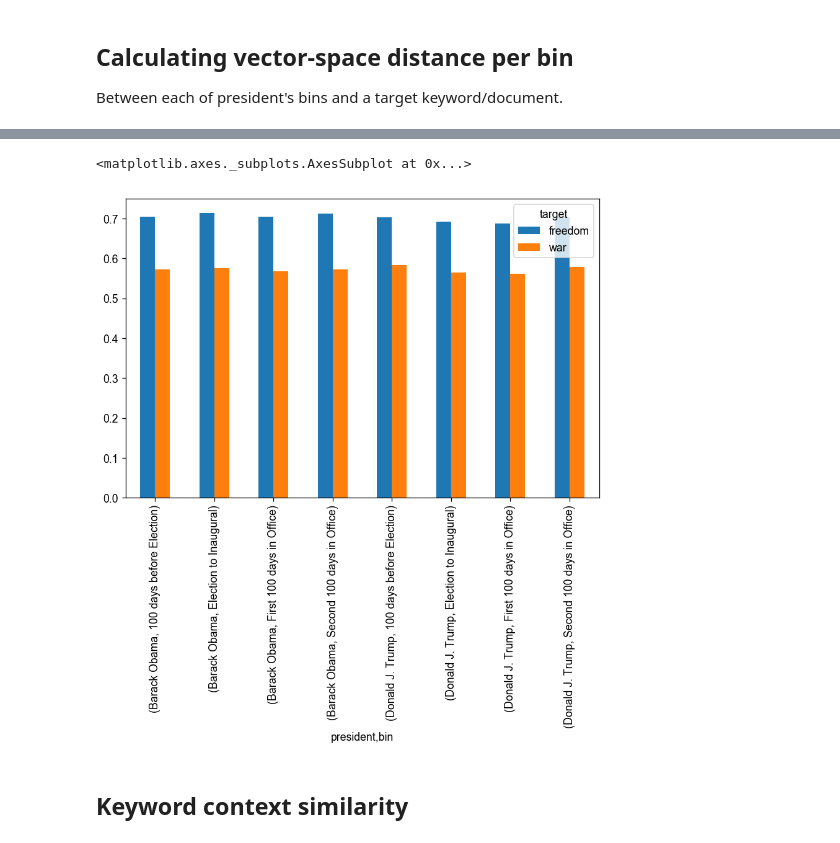
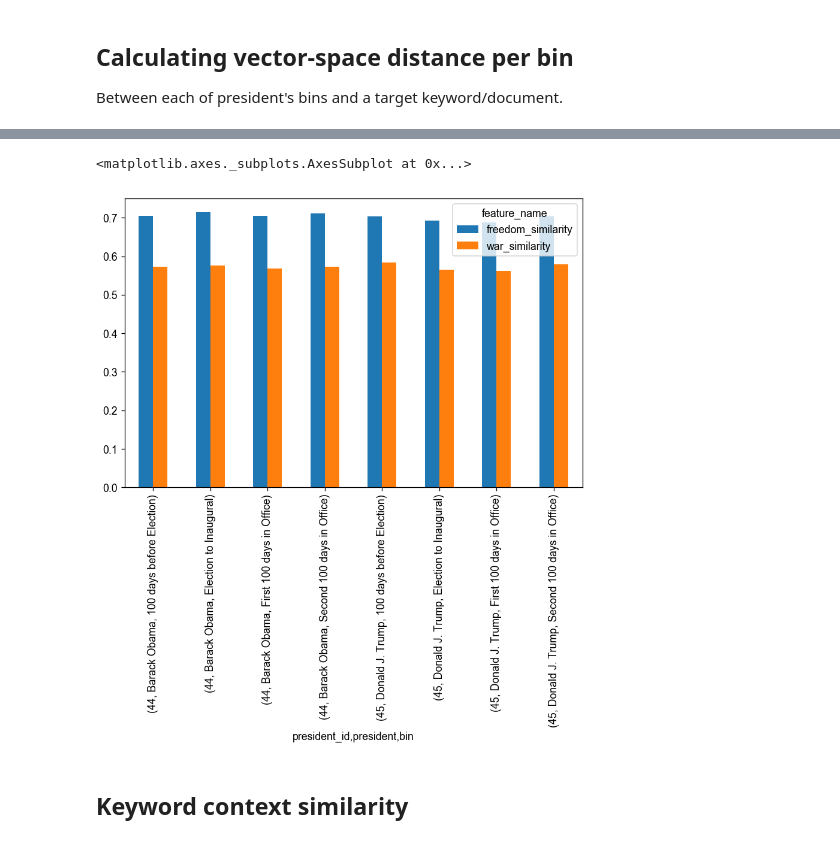
Before and after one commit to chbrown/presidents, a Jupyter notebook: notebooks/Inaugural-Shift.ipynb, the cells around one changed output, grey strips where cells are left out. Saved outputs shown, nothing was run; the diff lists cells and outputs as text; code cells hidden in the pictures.

Commit message:
Tidy-up and Vega-fy more last-5 presidents analysis

```diff
--- a/notebooks/Inaugural-Shift.ipynb
+++ b/notebooks/Inaugural-Shift.ipynb
@@ -115,7 +132,7 @@ def is_speech(paper):
 def bin_papers(papers):
     '''
     Group a single president's papers into 4 bins.
-    Yields (bin_description, start_date, end_date, n_papers, joined_text) tuples,
+    Yields (bin_description, start_date, end_date, n_documents, joined_text) tuples,
     1 for each bin, so 4 total.
     '''
     # we use the paper timestamp / date multiple times, so we compute it once for each paper, first.
@@ -184,17 +221,17 @@ def _read_president_bindocs(president):
     For `president` (an index; 35 = Kennedy; 44 = Obama),
     return a tuple (id, name, docs)
     where docs is a list of spaCy Doc instances
-    with user_data: bin, start_date, end_date, n_papers
+    with user_data: bin, start_date, end_date, n_documents
     '''
     papers = load_president_papers(president)
     logger.info('Reading bindocs from {} papers for president {}'.format(len(papers), president))
     def iter_bindocs():
-        for description, start_date, end_date, n_papers, text in bin_papers(papers):
+        for description, start_date, end_date, n_documents, text in bin_papers(papers):
             doc = nlp(text)
             doc.user_data = dict(description=description,
                                  start_date=start_date,
                                  end_date=end_date,
-                                 n_papers=n_papers)
+                                 n_documents=n_documents)
             yield doc
     return list(iter_bindocs())
 
@@ -218,2 +289,16 @@ def sim_description(*docs):
+# %%
+def create_featurized_bin_df(president_ids, feature_functions, pivot=True):
+    index_columns = ['president_id', 'president', 'bin']
+    def iter_rows():
+        for president_id in president_ids:
+            name = presidents_lookup[president_id]
+            for bindoc in load_president_bindocs(president_id):
+                bin_description = bindoc.user_data['description']
+                for feature_function in feature_functions:
+                    yield president_id, name, bin_description, feature_function.__name__, feature_function(bindoc)
+    df = pd.DataFrame(iter_rows(), columns=index_columns + ['feature_name', 'feature_value'])
+    if pivot:
+        return df.pivot_table(values='feature_value', index=index_columns, columns='feature_name', aggfunc='first')
+    return df
 # %% [markdown]
 ## Descriptive statistics for bins
@@ -360,0 +377,9 @@ df
+# %%
+def war_similarity(doc):
+    return doc.similarity(war_doc)
+
+def freedom_similarity(doc):
+    return doc.similarity(freedom_doc)
+
+df_spacy_distance = create_featurized_bin_df([44, 45], [war_similarity, freedom_similarity])
+df_spacy_distance
@@ -361,8 +397,8 @@ df
 # %%
-df.similarity.plot(kind='bar')
+df_spacy_distance.plot(kind='bar')
 # %% [output]
 <matplotlib.axes._subplots.AxesSubplot at 0x...>
-[figure, old version]
+[figure, new version]
 # %% [markdown]
 ## Keyword context similarity
 # %%
```
Also changed, not shown: parts of 68 cells of this notebook.
